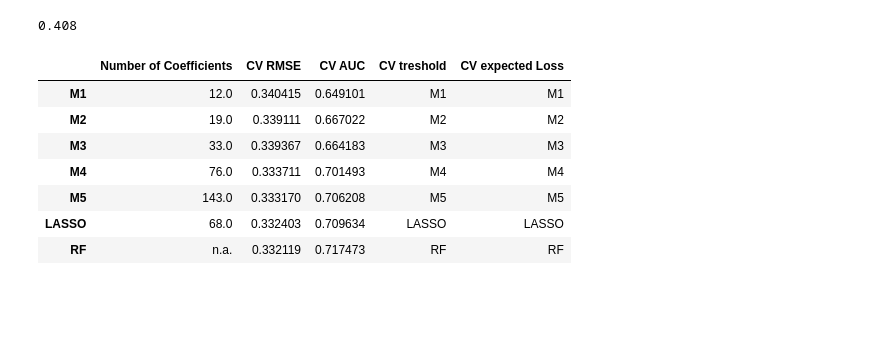
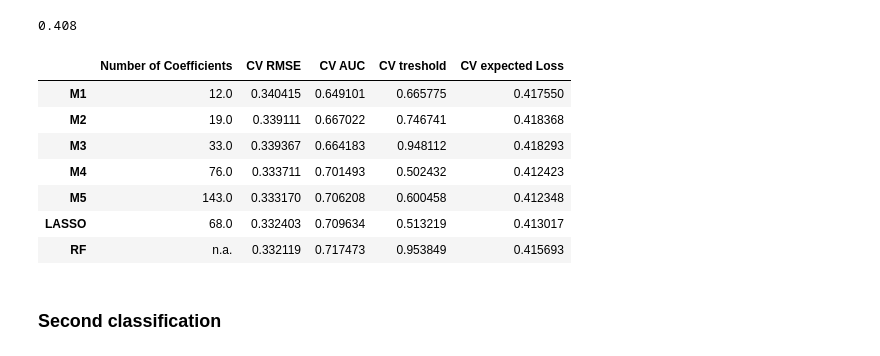
Before and after one commit to Dilnovoz/Data-Analysis-3, a Jupyter notebook: Assignment_3/Code/Prediction.ipynb, the cells around one changed output. Drawn from its saved outputs; the diff is of its cells as text; code cells hidden in the pictures; blank space fills up the shorter version.

```diff
--- a/Assignment_3/Code/Prediction.ipynb
+++ b/Assignment_3/Code/Prediction.ipynb
@@ -1022,17 +991,19 @@ round(expected_loss_holdout, 3)
 # %% [output]
 0.408
 # %%
-summary["CV treshold"] = best_thresholds_cv
-summary["CV expected Loss"] = expected_loss_cv
+summary["CV treshold"] = best_thresholds_cv.values()
+summary["CV expected Loss"] = expected_loss_cv.values()
 # %%
-summary.to_csv(output +'\\last.csv', index=False)
+summary.to_csv(output +'\\last.csv')
 summary
 # %% [output]
 |  | Number of Coefficients | CV RMSE | CV AUC | CV treshold | CV expected Loss |
-| M1 | 12.0 | 0.340415 | 0.649101 | M1 | M1 |
-| M2 | 19.0 | 0.339111 | 0.667022 | M2 | M2 |
-| M3 | 33.0 | 0.339367 | 0.664183 | M3 | M3 |
-| M4 | 76.0 | 0.333711 | 0.701493 | M4 | M4 |
-| M5 | 143.0 | 0.333170 | 0.706208 | M5 | M5 |
-| LASSO | 68.0 | 0.332403 | 0.709634 | LASSO | LASSO |
-| RF | n.a. | 0.332119 | 0.717473 | RF | RF |
+| M1 | 12.0 | 0.340415 | 0.649101 | 0.665775 | 0.417550 |
+| M2 | 19.0 | 0.339111 | 0.667022 | 0.746741 | 0.418368 |
+| M3 | 33.0 | 0.339367 | 0.664183 | 0.948112 | 0.418293 |
+| M4 | 76.0 | 0.333711 | 0.701493 | 0.502432 | 0.412423 |
+| M5 | 143.0 | 0.333170 | 0.706208 | 0.600458 | 0.412348 |
+| LASSO | 68.0 | 0.332403 | 0.709634 | 0.513219 | 0.413017 |
+| RF | n.a. | 0.332119 | 0.717473 | 0.953849 | 0.415693 |
+# %% [markdown]
+### Second classification
```
Also changed, not shown: parts of 48 cells of this notebook, 1 other file.
